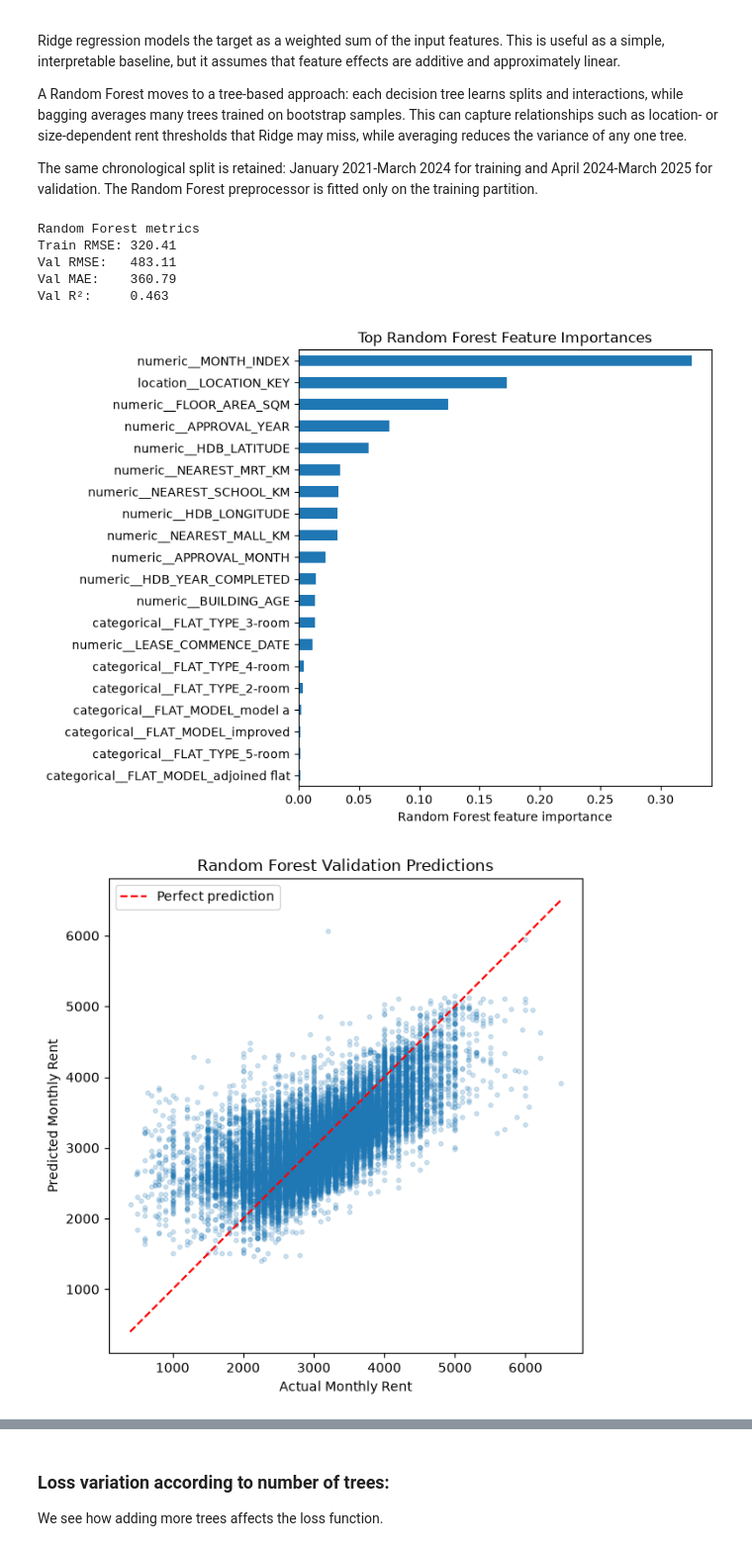
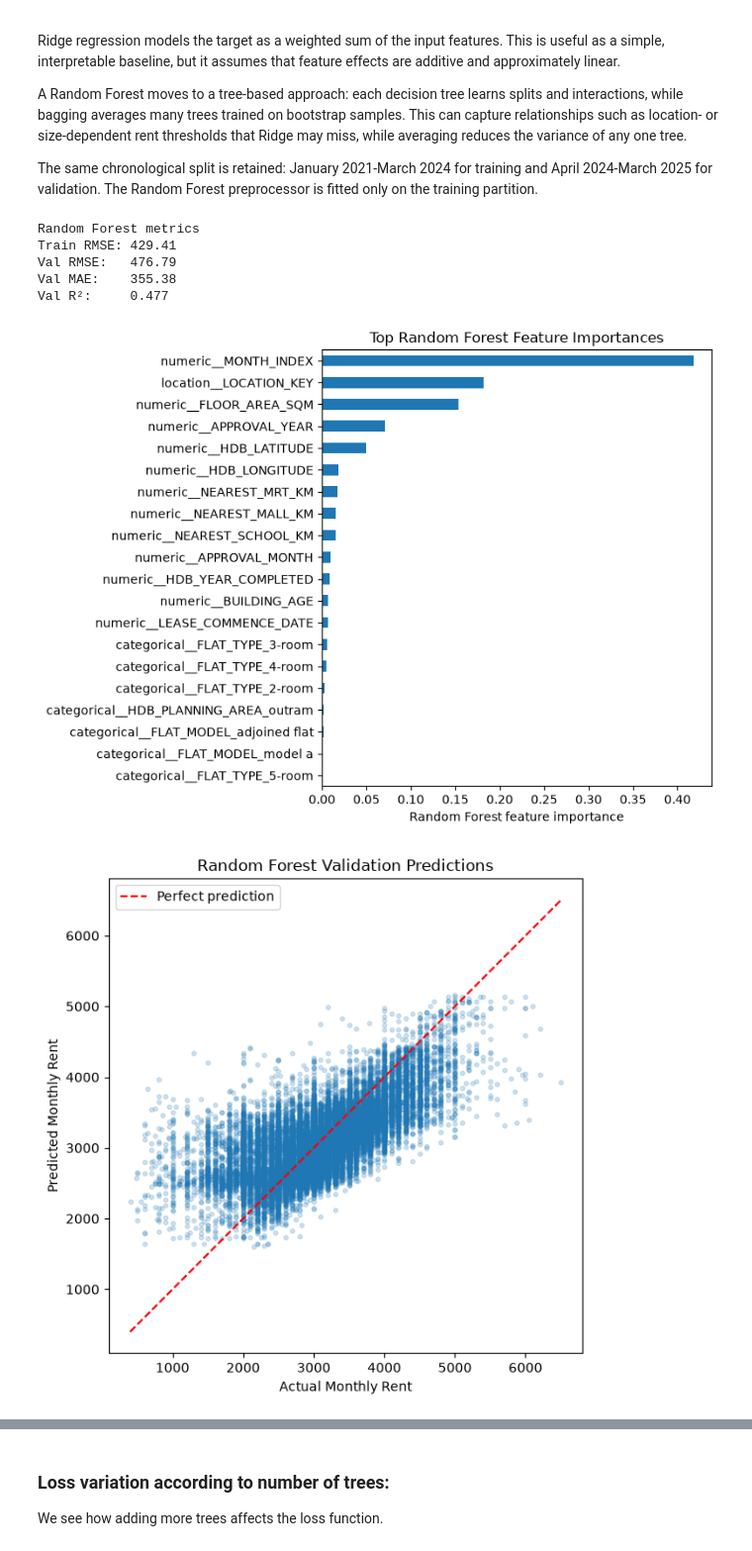
Before and after one commit to MuktaWagle/cs5228_team26, a Jupyter notebook: Models_main.ipynb, the cells around one changed output, grey strips where cells are left out. Shown at 99% size. Cells and saved outputs as stored; diff of their text form; code cells hidden in the pictures.

```diff
--- a/Models_main.ipynb
+++ b/Models_main.ipynb
@@ -142,7 +142,7 @@ There are no 'iterations' here as the solution is computed analytically (regular
 # %%
 model = Pipeline([
     ("preprocessor", make_preprocessor()),
-    ("regressor", Ridge(alpha=1.0)),
+    ("regressor", Ridge(alpha=0.0001)),
 ])
 # %%
 import numpy as np
@@ -246,14 +246,14 @@ X_rf_train = rf_preprocessor.fit_transform(X_fit_raw, y_fit_raw)
 X_rf_val = rf_preprocessor.transform(X_val_raw)
 rf_feature_names = rf_preprocessor.get_feature_names_out()
 # %%
-# Hyperparameters: 200 trees (reduces variance); max_depth (limits tree complexity)
+# FLAML-selected hyperparameters: 189 trees (reduces variance); max_depth (limits tree complexity)
 # min_samples_leaf stabilizes predictions for small groups;
 # max_features decorrelates trees; n_jobs=-1 uses all available cores.
 random_forest = RandomForestRegressor(
-    n_estimators=200,
-    max_depth=20,
-    min_samples_leaf=2,
-    max_features=0.7,
+    n_estimators=189,
+    max_depth=14,
+    min_samples_leaf=8,
+    max_features=0.8193776787903664,
     random_state=42,
     n_jobs=-1,
 )
@@ -269,39 +269,39 @@ print(f"Val R²:     {r2_score(y_val_raw, rf_val_predictions):.3f}")
 
 # Plot the most influential transformed features.
 importance = (
     pd.Series(random_forest.feature_importances_, index=rf_feature_names)
       .sort_values(ascending=False)
       .head(20)
       .sort_values()
 )
 plt.figure(figsize=(8, 6))
 importance.plot(kind="barh")
 plt.xlabel("Random Forest feature importance")
 plt.title("Top Random Forest Feature Importances")
 plt.tight_layout()
 plt.show()
 
 # Plot validation predictions against observed rents.
 plt.figure(figsize=(6, 6))
 plt.scatter(y_val_raw, rf_val_predictions, alpha=0.2, s=10)
 limits = [min(y_val_raw.min(), rf_val_predictions.min()),
           max(y_val_raw.max(), rf_val_predictions.max())]
 plt.plot(limits, limits, "r--", label="Perfect prediction")
 plt.xlabel("Actual Monthly Rent")
 plt.ylabel("Predicted Monthly Rent")
 plt.title("Random Forest Validation Predictions")
 plt.legend()
 plt.tight_layout()
 plt.show()
 plt.savefig("plots/random_forest_features.png", dpi=300, bbox_inches="tight")
 # %% [output]
 Random Forest metrics
-Train RMSE: 320.41
-Val RMSE:   483.11
-Val MAE:    360.79
-Val R²:     0.463
+Train RMSE: 429.41
+Val RMSE:   476.79
+Val MAE:    355.38
+Val R²:     0.477
-[figure, old version]
+[figure, new version]
-[figure, old version]
+[figure, new version]
 <Figure size 640x480 with 0 Axes>
 # %% [markdown]
 ### Loss variation according to number of trees:
```
Also changed, not shown: parts of 8 cells of this notebook, 37 other files.
